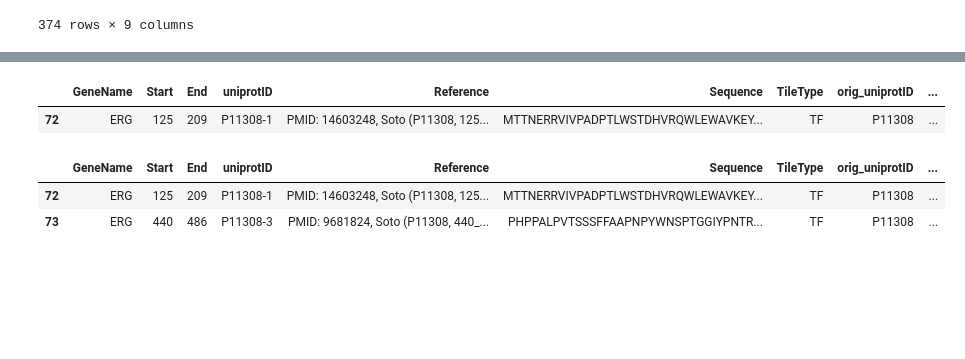
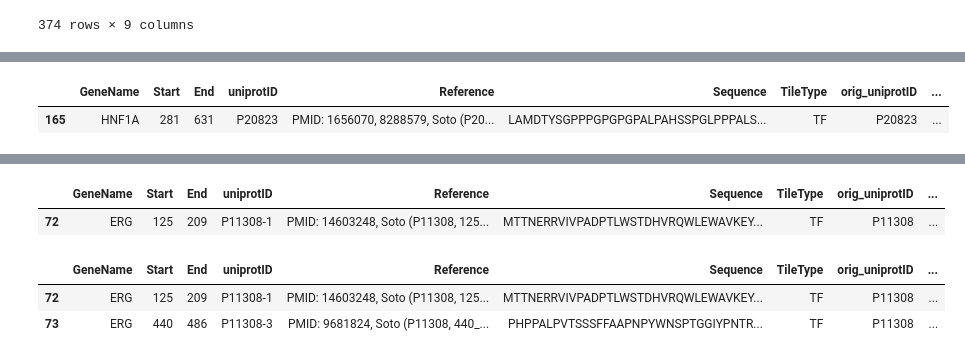
Before and after one commit to sanjanakotha/SFARI, a Jupyter notebook: notebooks/Building list of known ADs using isoforms - try 2 and starting by looking for non canonical.ipynb, the cells around one changed output, grey strips where cells are left out. Cells and saved outputs as stored; diff of their text form; code cells hidden in the pictures; blank space fills up the shorter version.

```diff
--- a/notebooks/Building list of known ADs using isoforms - try 2 and starting by looking for non canonical.ipynb
+++ b/notebooks/Building list of known ADs using isoforms - try 2 and starting by looking for non canonical.ipynb
@@ -168,3 +192,8 @@ GSL_output = AD_comparison_tools.return_uniprotID_isoform_mappings(GSL, isoform_
+# %%
+Soto_output[[len(_) == 0 for _ in Soto_output["matching_isoforms"]]]
+# %% [output]
+|  | GeneName | Start | End | uniprotID | Reference | Sequence | TileType | orig_uniprotID | ... |
+| 165 | HNF1A | 281 | 631 | P20823 | PMID: 1656070, 8288579, Soto (P20... | LAMDTYSGPPPGPGPGPALPAHSSPGLPPPALS... | TF | P20823 | ... |
 # %%
 # Choosing first of all matches by default
 active_output["uniprotID"] = [_[0] for _ in active_output["matching_isoforms"]]
```
Also changed, not shown: parts of 11 cells of this notebook, 2 other files.
